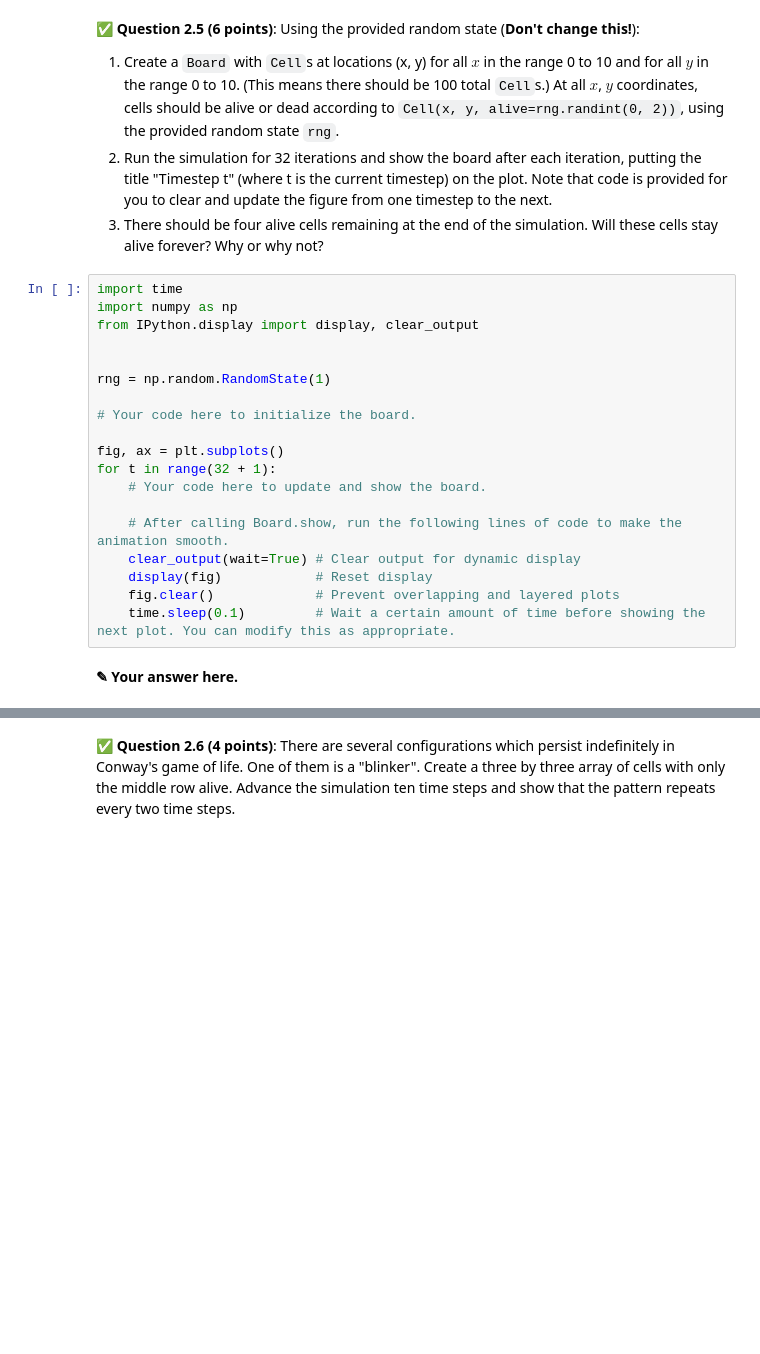
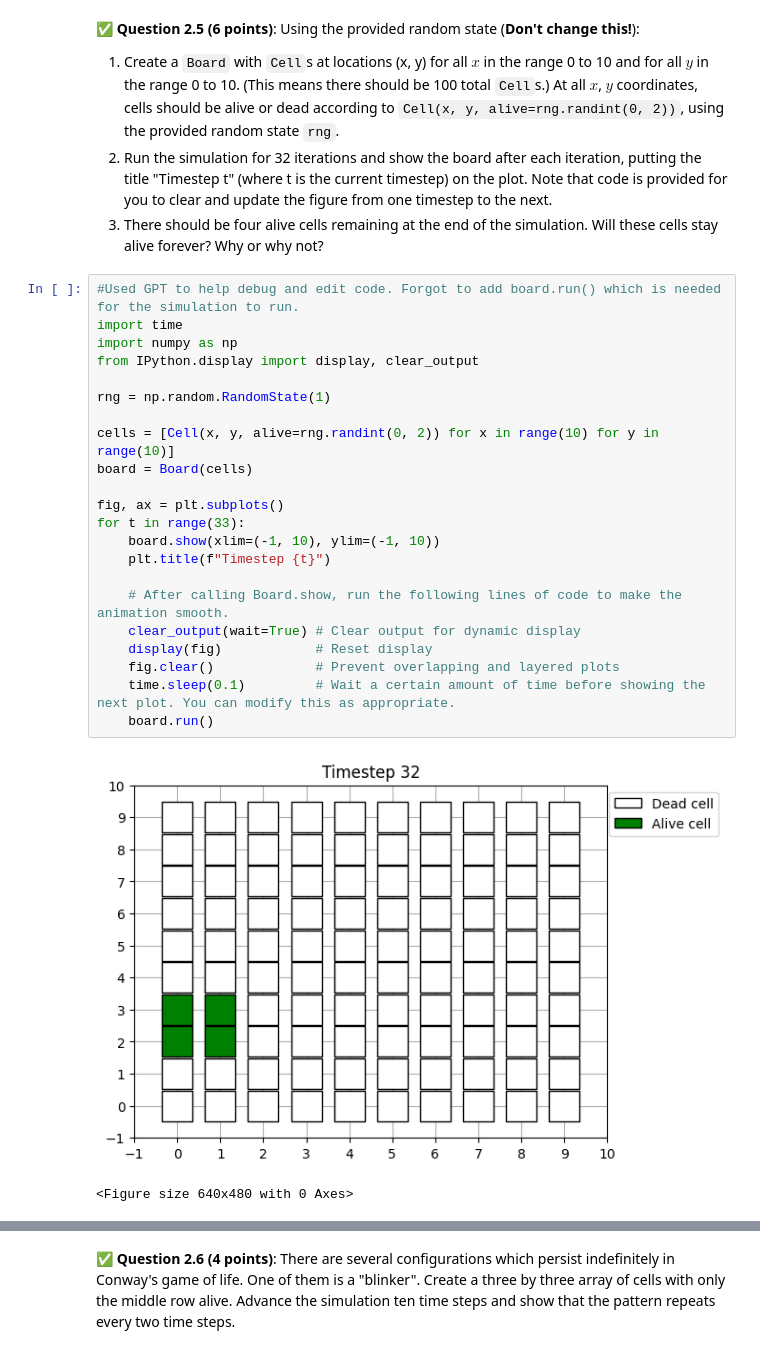
Before and after one commit to mccortma-sys/CMSE202-f25-turnin, a Jupyter notebook: hw-02/HW-02_ABMandGraphTheory-STUDENT.ipynb, the cells around one changed output, grey strips where cells are left out. Drawn from its saved outputs; the diff is of its cells as text; blank space fills up the shorter version.

```diff
--- a/hw-02/HW-02_ABMandGraphTheory-STUDENT.ipynb
+++ b/hw-02/HW-02_ABMandGraphTheory-STUDENT.ipynb
@@ -311,23 +346,27 @@ class Board:
 2. Run the simulation for 32 iterations and show the board after each iteration, putting the title "Timestep t" (where t is the current timestep) on the plot. Note that code is provided for you to clear and update the figure from one timestep to the next.
 3. There should be four alive cells remaining at the end of the simulation. Will these cells stay alive forever? Why or why not?
 # %%
+#Used GPT to help debug and edit code. Forgot to add board.run() which is needed for the simulation to run.
 import time
 import numpy as np
 from IPython.display import display, clear_output
 
-
 rng = np.random.RandomState(1)
 
-# Your code here to initialize the board.
+cells = [Cell(x, y, alive=rng.randint(0, 2)) for x in range(10) for y in range(10)]
+board = Board(cells)
 
 fig, ax = plt.subplots()
-for t in range(32 + 1):
-    # Your code here to update and show the board.
+for t in range(33):
+    board.show(xlim=(-1, 10), ylim=(-1, 10))
+    plt.title(f"Timestep {t}")
 
     # After calling Board.show, run the following lines of code to make the animation smooth.
     clear_output(wait=True) # Clear output for dynamic display
     display(fig)            # Reset display
     fig.clear()             # Prevent overlapping and layered plots
     time.sleep(0.1)         # Wait a certain amount of time before showing the next plot. You can modify this as appropriate.
+    board.run()
+# %% [output]
+[figure, added]
+<Figure size 640x480 with 0 Axes>
-# %% [markdown]
-**<font size=+3>&#9998;</font> Your answer here.**
```
Also changed, not shown: parts of 14 cells of this notebook.
